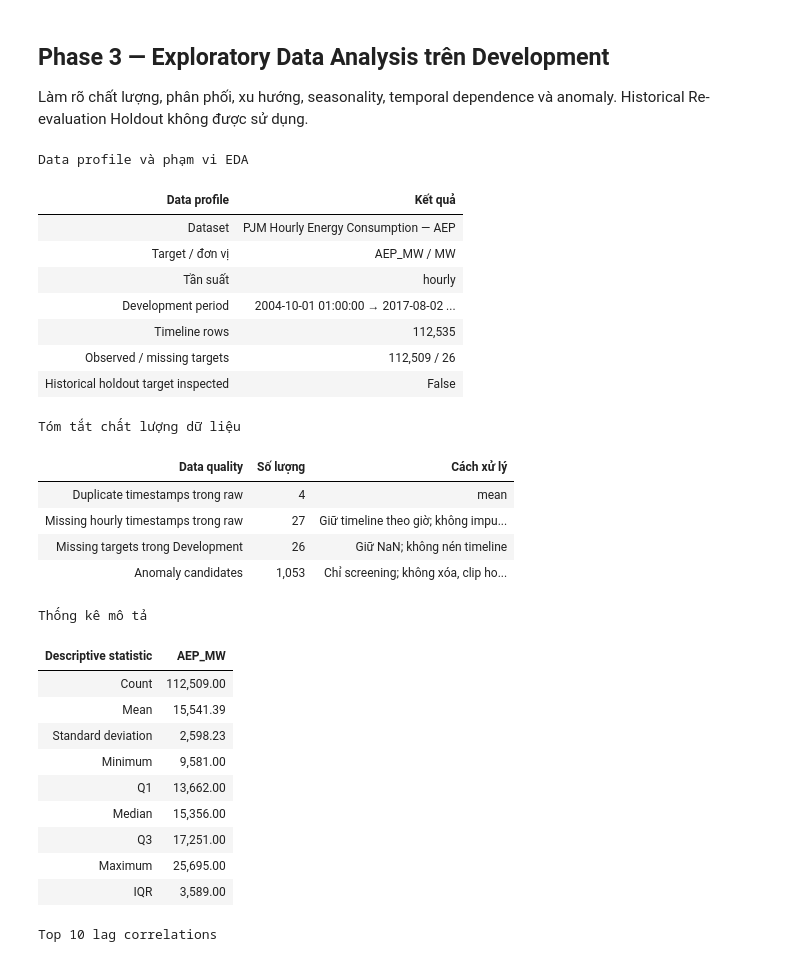
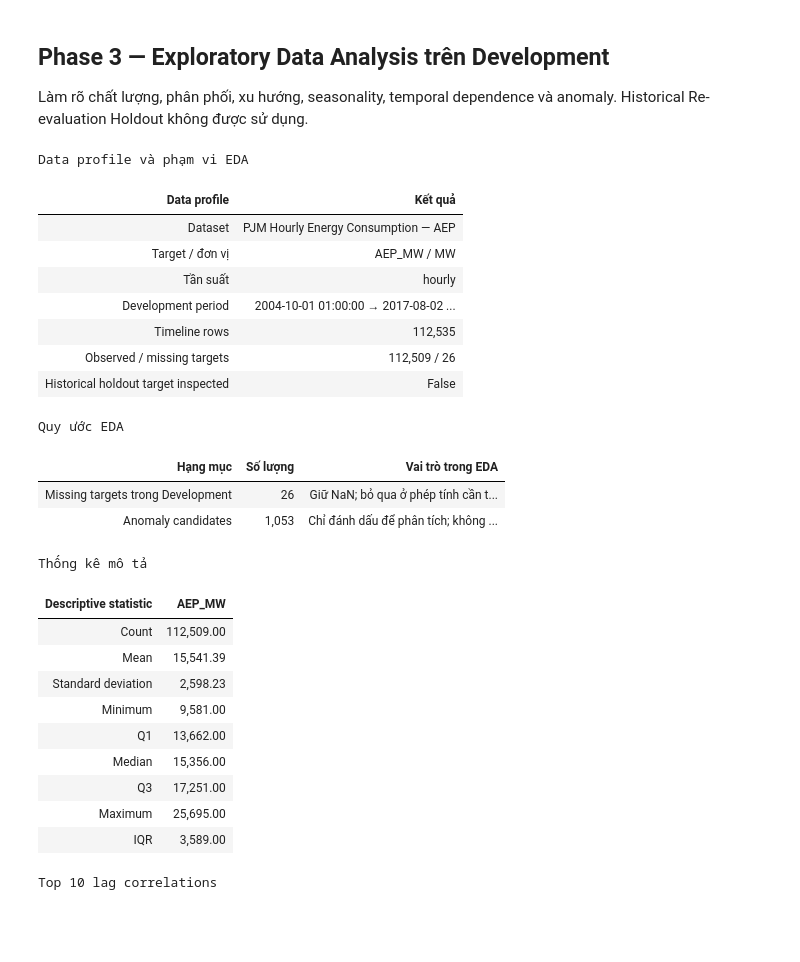
Before and after one commit to Tuvienn/TOTAL_LAB_PRACTICE_FOR_TIME_SERIES, a Jupyter notebook: total_practice/Practice_3_v2/notebooks/Practice_3_v2_present.ipynb, the cells around one changed output. Cells and saved outputs as stored; diff of their text form; code cells hidden in the pictures; blank space fills up the shorter version.

Commit message:
fix: Update phase 1

```diff
--- a/total_practice/Practice_3_v2/notebooks/Practice_3_v2_present.ipynb
+++ b/total_practice/Practice_3_v2/notebooks/Practice_3_v2_present.ipynb
@@ -198,45 +202,41 @@ data_profile = pd.DataFrame(
     columns=["Data profile", "Kết quả"],
 )
 display(style_table(data_profile, caption="Data profile và phạm vi EDA"))
 
 quality = phase_03_presentation["quality_recap"]
 quality_recap = pd.DataFrame(
     [
-        ["Duplicate timestamps trong raw", quality["raw_duplicate_timestamps"], quality["duplicate_policy"]],
-        ["Missing hourly timestamps trong raw", quality["raw_missing_hourly_timestamps"], quality["missing_policy"]],
-        ["Missing targets trong Development", quality["development_missing_targets"], "Giữ NaN; không nén timeline"],
-        ["Anomaly candidates", phase_03_audit["anomaly_screening"]["candidate_count"], quality["anomaly_policy"]],
+        ["Missing targets trong Development", quality["development_missing_targets"], "Giữ NaN; bỏ qua ở phép tính cần target, không nén timeline"],
+        ["Anomaly candidates", phase_03_audit["anomaly_screening"]["candidate_count"], "Chỉ đánh dấu để phân tích; không xóa, clip hoặc thay target"],
     ],
-    columns=["Data quality", "Số lượng", "Cách xử lý"],
+    columns=["Hạng mục", "Số lượng", "Vai trò trong EDA"],
 )
-display(style_table(quality_recap, formats={"Số lượng": "{:,}"}, caption="Tóm tắt chất lượng dữ liệu"))
+display(style_table(quality_recap, formats={"Số lượng": "{:,}"}, caption="Quy ước EDA"))
 
 distribution = phase_03_audit["distribution"]
 distribution_summary = pd.DataFrame(
     [[name, distribution[key]] for name, key in [
         ("Count", "count"), ("Mean", "mean"), ("Standard deviation", "standard_deviation"),
         ("Minimum", "minimum"), ("Q1", "q25"), ("Median", "median"),
         ("Q3", "q75"), ("Maximum", "maximum"), ("IQR", "iqr")
     ]],
     columns=["Descriptive statistic", "AEP_MW"],
 )
 display(style_table(distribution_summary, formats={"AEP_MW": "{:,.2f}"}, caption="Thống kê mô tả"))
 # %% [output]
 Data profile và phạm vi EDA
 | Data profile | Kết quả |
 | Dataset | PJM Hourly Energy Consumption — AEP |
 | Target / đơn vị | AEP_MW / MW |
 | Tần suất | hourly |
 | Development period | 2004-10-01 01:00:00 → 2017-08-02 ... |
 | Timeline rows | 112,535 |
 | Observed / missing targets | 112,509 / 26 |
 | Historical holdout target inspected | False |
-Tóm tắt chất lượng dữ liệu
+Quy ước EDA
-| Data quality | Số lượng | Cách xử lý |
-| Duplicate timestamps trong raw | 4 | mean |
-| Missing hourly timestamps trong raw | 27 | Giữ timeline theo giờ; không impu... |
-| Missing targets trong Development | 26 | Giữ NaN; không nén timeline |
-| Anomaly candidates | 1,053 | Chỉ screening; không xóa, clip ho... |
+| Hạng mục | Số lượng | Vai trò trong EDA |
+| Missing targets trong Development | 26 | Giữ NaN; bỏ qua ở phép tính cần t... |
+| Anomaly candidates | 1,053 | Chỉ đánh dấu để phân tích; không ... |
 Thống kê mô tả
 | Descriptive statistic | AEP_MW |
 | Count | 112,509.00 |
```
Also changed, not shown: parts of 2 cells of this notebook.
